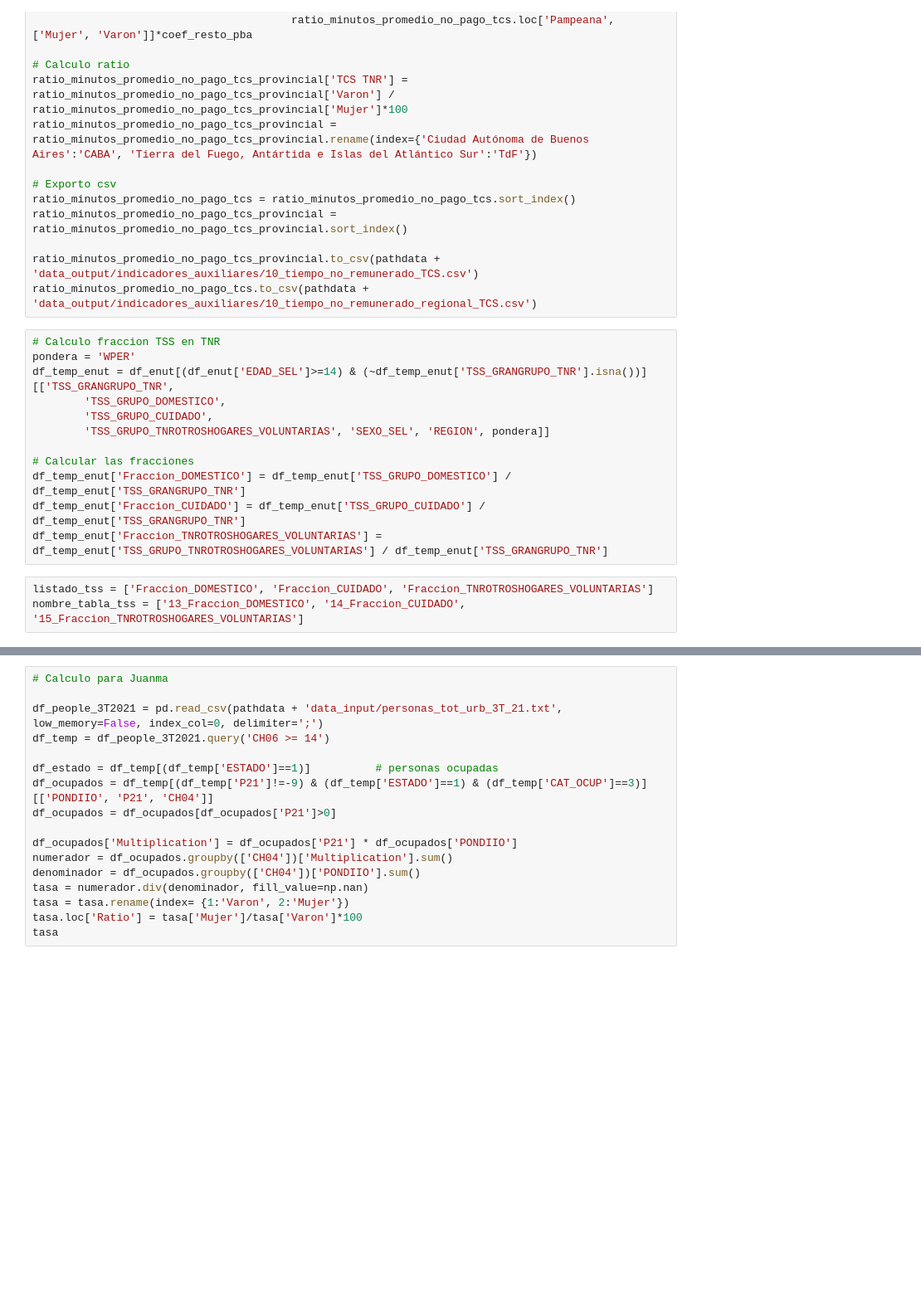
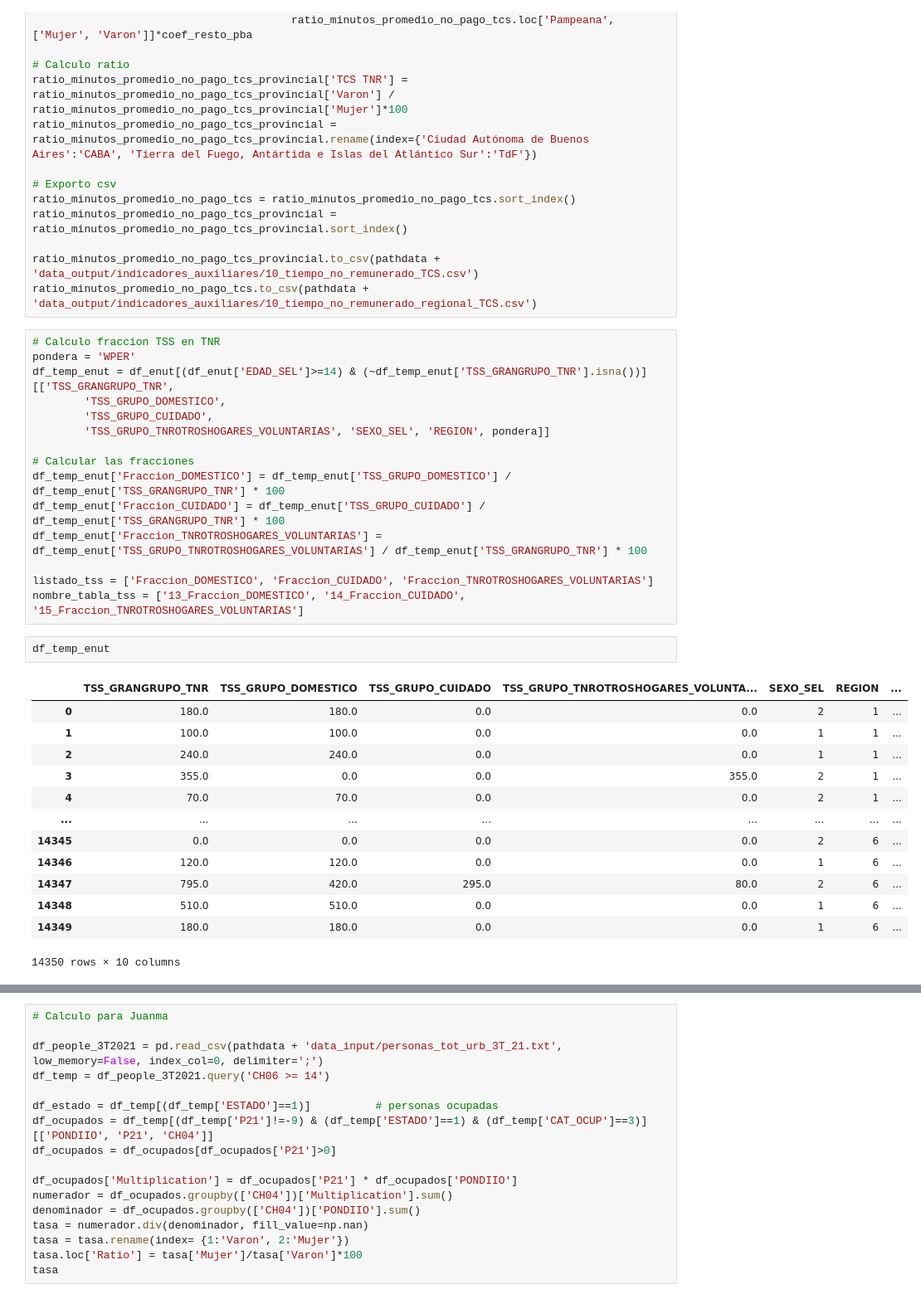
Before and after one commit to datos-Fundar/indice-mercado-trabajo-ingresos, a Jupyter notebook: modulos/calculos/xx_indicadores_auxiliares.ipynb, the cells around one changed output, grey strips where cells are left out. Shown at 83% size. Saved outputs shown, nothing was run; the diff lists cells and outputs as text; blank space fills up the shorter version.

Commit message:
Agrego indicador rama de actividad y fraccion al TNR TSS

```diff
--- a/modulos/calculos/xx_indicadores_auxiliares.ipynb
+++ b/modulos/calculos/xx_indicadores_auxiliares.ipynb
@@ -448,9 +439,25 @@ df_temp_enut = df_enut[(df_enut['EDAD_SEL']>=14) & (~df_temp_enut['TSS_GRANGRUPO
         'TSS_GRUPO_TNROTROSHOGARES_VOLUNTARIAS', 'SEXO_SEL', 'REGION', pondera]]
 
 # Calcular las fracciones
-df_temp_enut['Fraccion_DOMESTICO'] = df_temp_enut['TSS_GRUPO_DOMESTICO'] / df_temp_enut['TSS_GRANGRUPO_TNR']
-df_temp_enut['Fraccion_CUIDADO'] = df_temp_enut['TSS_GRUPO_CUIDADO'] / df_temp_enut['TSS_GRANGRUPO_TNR']
-df_temp_enut['Fraccion_TNROTROSHOGARES_VOLUNTARIAS'] = df_temp_enut['TSS_GRUPO_TNROTROSHOGARES_VOLUNTARIAS'] / df_temp_enut['TSS_GRANGRUPO_TNR']
+df_temp_enut['Fraccion_DOMESTICO'] = df_temp_enut['TSS_GRUPO_DOMESTICO'] / df_temp_enut['TSS_GRANGRUPO_TNR'] * 100
+df_temp_enut['Fraccion_CUIDADO'] = df_temp_enut['TSS_GRUPO_CUIDADO'] / df_temp_enut['TSS_GRANGRUPO_TNR'] * 100
+df_temp_enut['Fraccion_TNROTROSHOGARES_VOLUNTARIAS'] = df_temp_enut['TSS_GRUPO_TNROTROSHOGARES_VOLUNTARIAS'] / df_temp_enut['TSS_GRANGRUPO_TNR'] * 100
+
+listado_tss = ['Fraccion_DOMESTICO', 'Fraccion_CUIDADO', 'Fraccion_TNROTROSHOGARES_VOLUNTARIAS']
+nombre_tabla_tss = ['13_Fraccion_DOMESTICO', '14_Fraccion_CUIDADO', '15_Fraccion_TNROTROSHOGARES_VOLUNTARIAS']
-# %%
-listado_tss = ['Fraccion_DOMESTICO', 'Fraccion_CUIDADO', 'Fraccion_TNROTROSHOGARES_VOLUNTARIAS']
-nombre_tabla_tss = ['13_Fraccion_DOMESTICO', '14_Fraccion_CUIDADO', '15_Fraccion_TNROTROSHOGARES_VOLUNTARIAS']
+# %%
+df_temp_enut
+# %% [output]
+|  | TSS_GRANGRUPO_TNR | TSS_GRUPO_DOMESTICO | TSS_GRUPO_CUIDADO | TSS_GRUPO_TNROTROSHOGARES_VOLUNTA... | SEXO_SEL | REGION | ... |
+| 0 | 180.0 | 180.0 | 0.0 | 0.0 | 2 | 1 | ... |
+| 1 | 100.0 | 100.0 | 0.0 | 0.0 | 1 | 1 | ... |
+| 2 | 240.0 | 240.0 | 0.0 | 0.0 | 1 | 1 | ... |
+| 3 | 355.0 | 0.0 | 0.0 | 355.0 | 2 | 1 | ... |
+| 4 | 70.0 | 70.0 | 0.0 | 0.0 | 2 | 1 | ... |
+| ... | ... | ... | ... | ... | ... | ... | ... |
+| 14345 | 0.0 | 0.0 | 0.0 | 0.0 | 2 | 6 | ... |
+| 14346 | 120.0 | 120.0 | 0.0 | 0.0 | 1 | 6 | ... |
+| 14347 | 795.0 | 420.0 | 295.0 | 80.0 | 2 | 6 | ... |
+| 14348 | 510.0 | 510.0 | 0.0 | 0.0 | 1 | 6 | ... |
+| 14349 | 180.0 | 180.0 | 0.0 | 0.0 | 1 | 6 | ... |
+14350 rows × 10 columns
```
Also changed, not shown: parts of 9 cells of this notebook, 9 other files.
